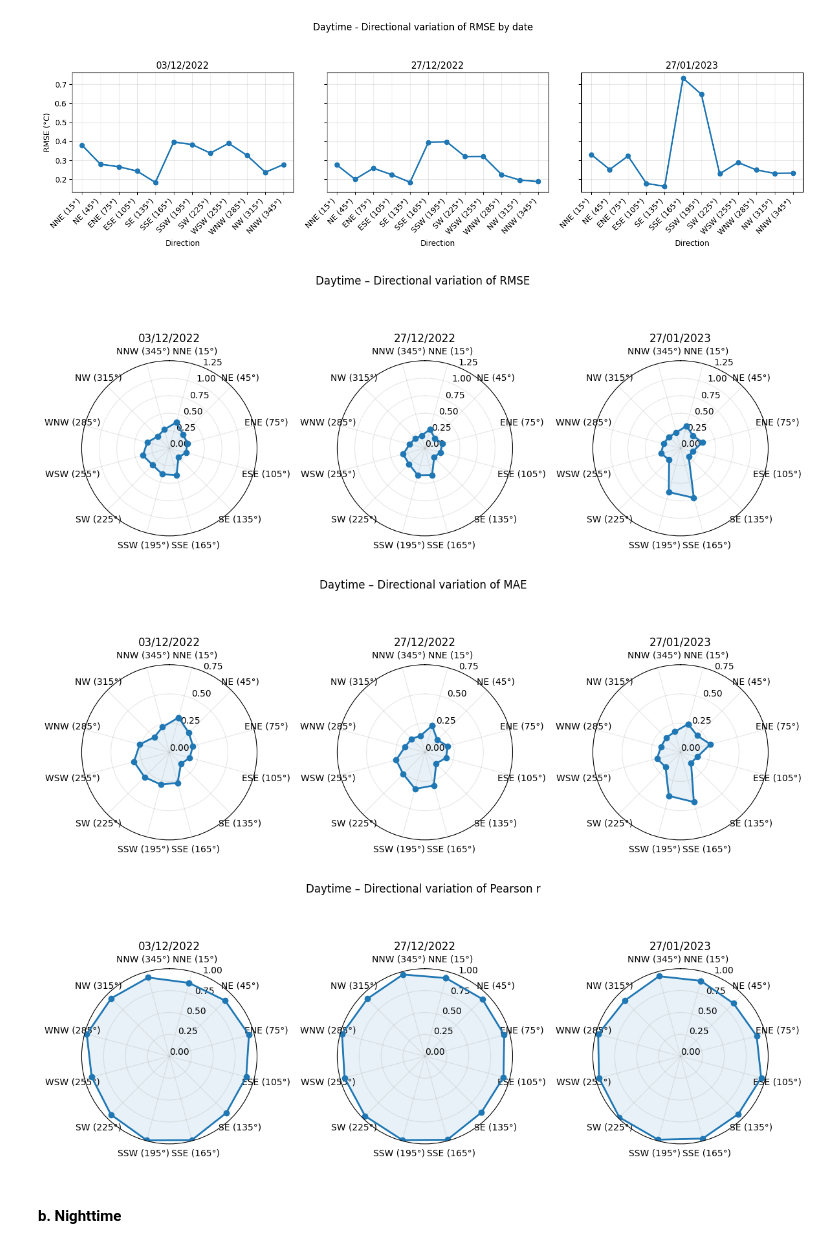
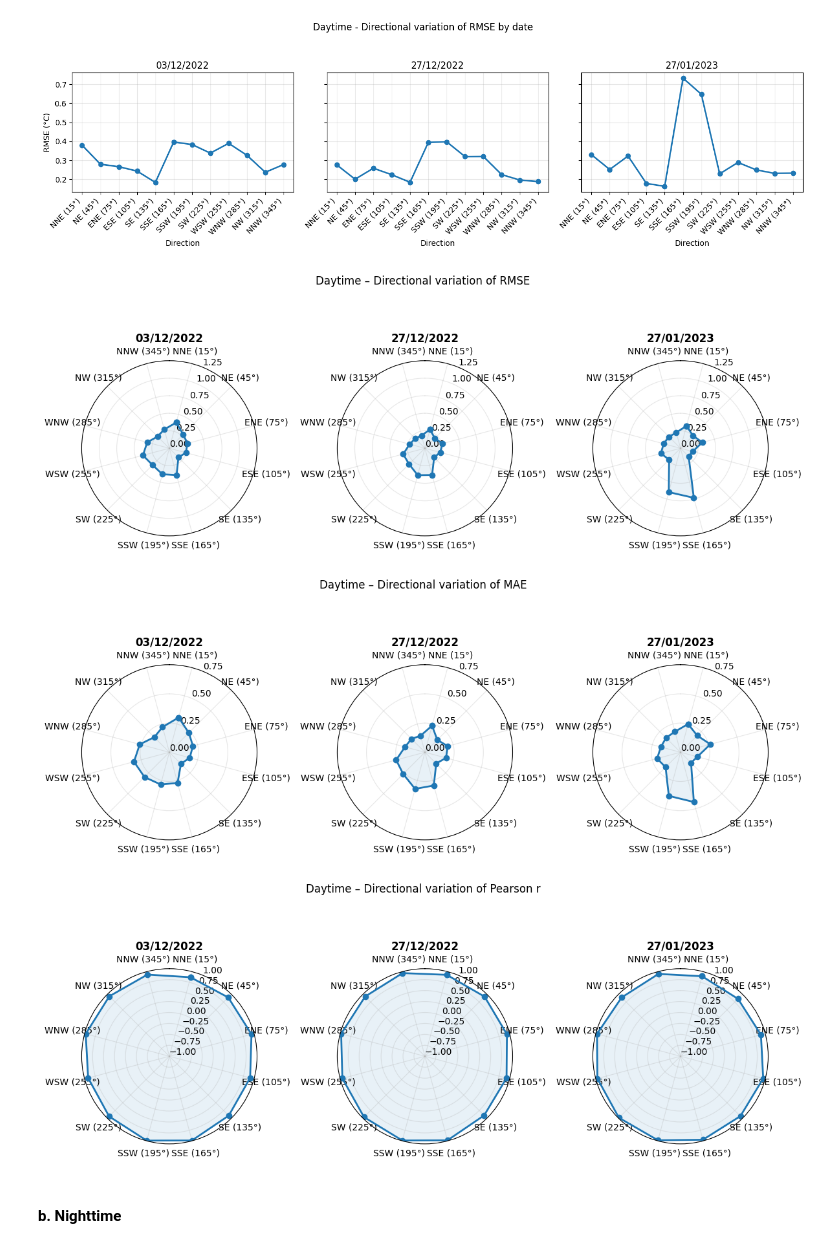
Before and after one commit to percyyvon-r/PhD-chapter2-data-fusion-full-diurnal-lst, a Jupyter notebook: notebook/fused_lst_temporalStability_spatialPatternConsistency.ipynb, the cells around one changed output. Saved outputs shown, nothing was run; the diff lists cells and outputs as text; code cells hidden in the pictures.

Commit message:
Update the RMSE graph code

```diff
--- a/notebook/fused_lst_temporalStability_spatialPatternConsistency.ipynb
+++ b/notebook/fused_lst_temporalStability_spatialPatternConsistency.ipynb
@@ -1050,7 +1050,7 @@ for ax, date in zip(axes, dates):
     ax.set_ylim(0, 1.25)
     ax.set_yticks(np.arange(0, 1.26, 0.25))
 
-    ax.set_title(pd.Timestamp(date).strftime('%d/%m/%Y'))
+    ax.set_title(pd.Timestamp(date).strftime('%d/%m/%Y'), fontweight='bold')
 
     angles = df_plot["direction"].values
     ax.set_xticks(np.deg2rad(angles))
@@ -1071,7 +1071,7 @@ plt.tight_layout()
 plt.savefig("day_RMSE_polar.png", dpi=300)
 plt.show()
 # %% [output]
-[figure, old version]
+[figure, new version]
 # %%
 import numpy as np
 import matplotlib.pyplot as plt
@@ -1117,7 +1117,7 @@ for ax, date in zip(axes, dates):
     ax.set_ylim(0, 0.75)
     ax.set_yticks(np.arange(0, 0.76, 0.25))
 
-    ax.set_title(pd.Timestamp(date).strftime('%d/%m/%Y'))
+    ax.set_title(pd.Timestamp(date).strftime('%d/%m/%Y'), fontweight='bold')
 
     angles = df_plot["direction"].values
     ax.set_xticks(np.deg2rad(angles))
@@ -1137,7 +1137,7 @@ plt.tight_layout()
 plt.savefig("day_MAE_polar.png", dpi=300)
 plt.show()
 # %% [output]
-[figure, old version]
+[figure, new version]
 # %%
 import numpy as np
 import matplotlib.pyplot as plt
@@ -1173,37 +1173,37 @@ for ax, date in zip(axes, dates):
     values = np.append(values, values[0])
 
     ax.plot(theta, values, marker="o", linewidth=2)
     ax.fill(theta, values, alpha=0.1)
 
     # ✅ Geographic orientation
     ax.set_theta_zero_location("N")
     ax.set_theta_direction(-1)
 
     # ✅ Fixed radial limits
-    ax.set_ylim(0, 1)
-    ax.set_yticks(np.arange(0, 1.01, 0.25))
+    ax.set_ylim(-1, 1)
+    ax.set_yticks(np.arange(-1, 1.01, 0.25))
 
-    ax.set_title(pd.Timestamp(date).strftime('%d/%m/%Y'))
+    ax.set_title(pd.Timestamp(date).strftime('%d/%m/%Y'), fontweight='bold')
 
     angles = df_plot["direction"].values
     ax.set_xticks(np.deg2rad(angles))
     ax.set_xticklabels([direction_labels[d] for d in angles])
 
     # Set direction labels
     ax.set_xticks(np.deg2rad(df_plot["direction"]))
     ax.set_xticklabels(
         [direction_labels[d] for d in df_plot["direction"]]
     )
 
     ax.grid(True, alpha=0.3)
 
 plt.suptitle("Daytime – Directional variation of Pearson r", y=1.1)
 plt.tight_layout()
 
 plt.savefig("day_Pearson_r_polar.png", dpi=300)
 plt.show()
 # %% [output]
-[figure, old version]
+[figure, new version]
 # %% [markdown]
 #### b. Nighttime
 # %%
```
Also changed, not shown: parts of 3 cells of this notebook, 6 other files.
